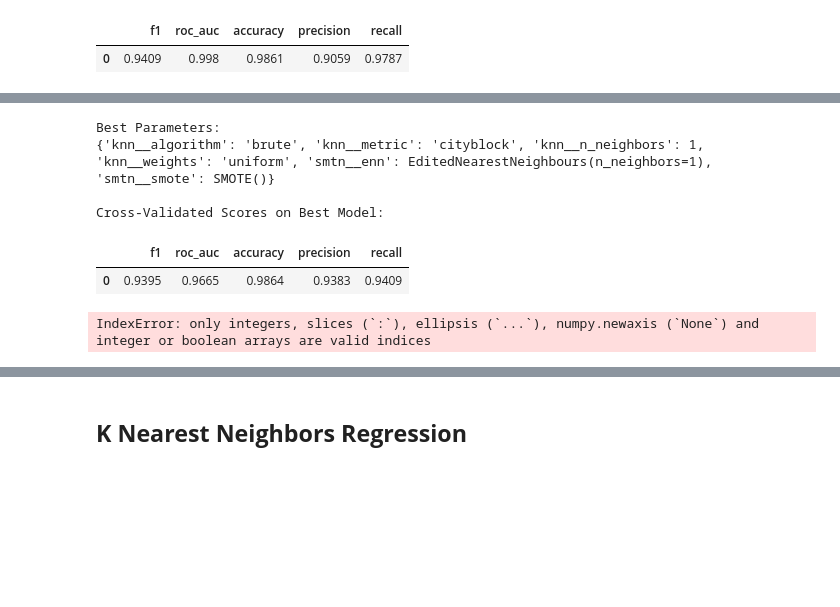
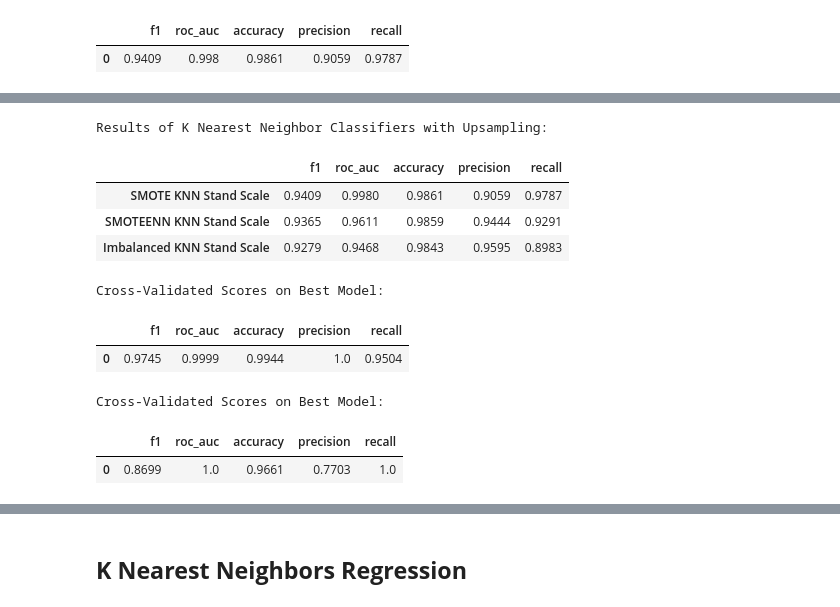
Before and after one commit to kellyshreeve/insurance, a Jupyter notebook: insurance_analysis.ipynb, the cells around one changed output, grey strips where cells are left out. Saved outputs shown, nothing was run; the diff lists cells and outputs as text; code cells hidden in the pictures; blank space fills up the shorter version.

```diff
--- a/insurance_analysis.ipynb
+++ b/insurance_analysis.ipynb
@@ -596,21 +479,17 @@ GridSearchCV(cv=3,
-# %%
-smtn_knn_results_mm = gscv_results(knn_class_smtn_gscv, 'f1', 'roc_auc', 'accuracy', 'precision', 'recall')
-# %% [output]
-Best Parameters:
-{'knn__algorithm': 'brute', 'knn__metric': 'cityblock', 'knn__n_neighbors': 1, 'knn__weights': 'uniform', 'smtn__enn': EditedNearestNeighbours(n_neighbors=1), 'smtn__smote': SMOTE()}
-
-Cross-Validated Scores on Best Model:
-|  | f1 | roc_auc | accuracy | precision | recall |
-| 0 | 0.9395 | 0.9665 | 0.9864 | 0.9383 | 0.9409 |
 # %%
-results_full = (imbalanced_knn_results.append(smote_knn_results)
-                .append(smtn_knn_results).append(imbalanced_knn_results_mm)
-                .append(smote_knn_results_mm).append(smtn_knn_results_mm))
+results_full = pd.concat([imbalanced_knn_results, smote_knn_results,
+                smtn_knn_results])
 
-results_full.index['Imbalanced KNN Stand Scale', 'SMOTE KNN Stand Scale',
-                   'SMOTEENN KNN Stand Scale', 'Imbalanced KNN MinMaxScale',
-                   'SMOTE KNN MinMaxScale', 'SMOTEENN KNN MinMaxScale']
+results_full.index = ['Imbalanced KNN Stand Scale', 'SMOTE KNN Stand Scale',
+                   'SMOTEENN KNN Stand Scale']
+
+print('Results of K Nearest Neighbor Classifiers with Upsampling:')
+display(results_full.sort_values(by='f1', ascending=False))
 # %% [output]
-IndexError: only integers, slices (`:`), ellipsis (`...`), numpy.newaxis (`None`) and integer or boolean arrays are valid indices
+Results of K Nearest Neighbor Classifiers with Upsampling:
+|  | f1 | roc_auc | accuracy | precision | recall |
+| SMOTE KNN Stand Scale | 0.9409 | 0.9980 | 0.9861 | 0.9059 | 0.9787 |
+| SMOTEENN KNN Stand Scale | 0.9365 | 0.9611 | 0.9859 | 0.9444 | 0.9291 |
+| Imbalanced KNN Stand Scale | 0.9279 | 0.9468 | 0.9843 | 0.9595 | 0.8983 |
 # %%
 # ! TRY BAYESIAN OPTIMIZATION
@@ -618,0 +508,6 @@ IndexError: only integers, slices (`:`), ellipsis (`...`), numpy.newaxis (`None`
+# %%
+logreg_results = cv_results(logreg_cv, 'f1', 'roc_auc', 'accuracy', 'precision', 'recall')
+# %% [output]
+Cross-Validated Scores on Best Model:
+|  | f1 | roc_auc | accuracy | precision | recall |
+| 0 | 0.9745 | 0.9999 | 0.9944 | 1.0 | 0.9504 |
@@ -618,0 +526,6 @@ IndexError: only integers, slices (`:`), ellipsis (`...`), numpy.newaxis (`None`
+# %%
+wtd_logreg_results = cv_results(logreg_wtd_cv, 'f1', 'roc_auc', 'accuracy', 'precision', 'recall')
+# %% [output]
+Cross-Validated Scores on Best Model:
+|  | f1 | roc_auc | accuracy | precision | recall |
+| 0 | 0.8699 | 1.0 | 0.9661 | 0.7703 | 1.0 |
```
Also changed, not shown: parts of 21 cells of this notebook.
